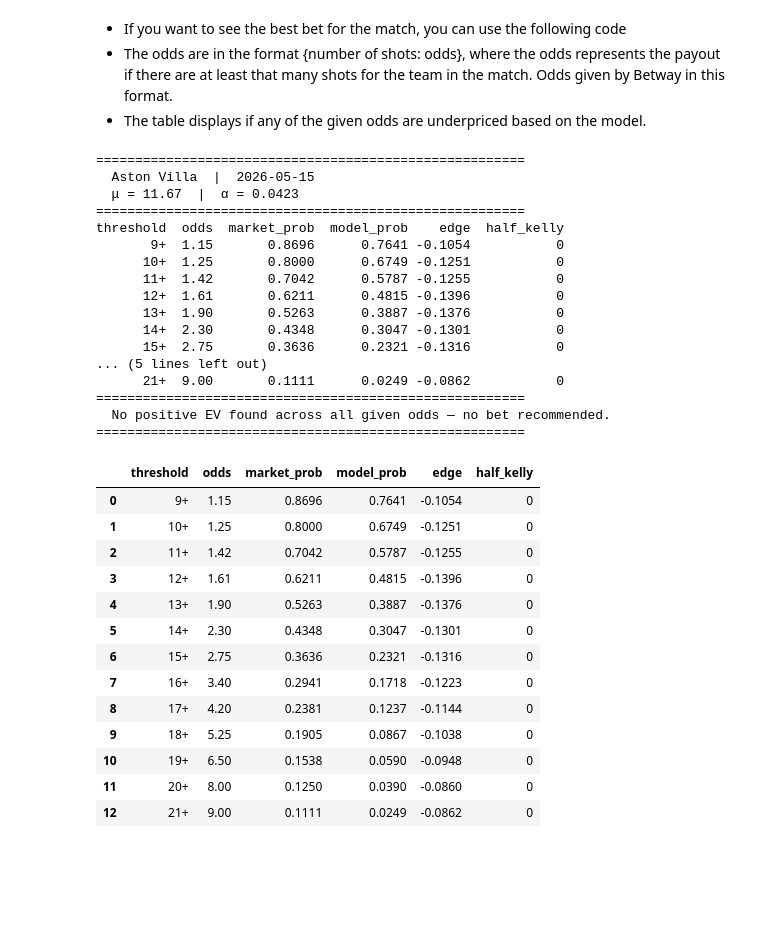
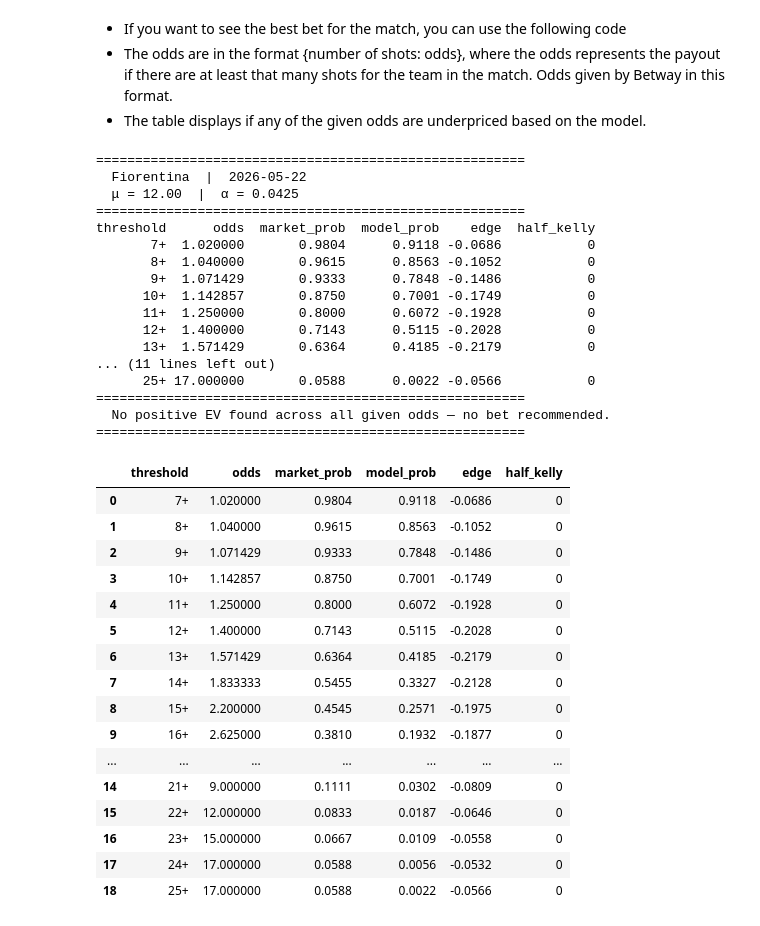
Before and after one commit to aaraval007-wq/shots-odds, a Jupyter notebook: main.ipynb, the cells around one changed output. Drawn from its saved outputs; the diff is of its cells as text; code cells hidden in the pictures; blank space fills up the shorter version.

```diff
--- a/main.ipynb
+++ b/main.ipynb
@@ -41,8 +40,8 @@ Use patch_odds() to manually supply odds for any of these.
 - Please be careful of the date format, it is in "YYYY-MM-DD" format
 - The team names may not exactly match the team, for example West Ham United may be West Ham
 # %%
-date = '2026-05-15' # date of the match
-team = "Aston Villa"   #The team playing on the date
+date = '2026-05-22' # date of the match
+team = "Fiorentina"   #The team playing on the date
 # %%
 ### Check all the matches happening on the date, and the teams playing in those matches
 ### Useful to find the correct team name
@@ -64,39 +63,42 @@ sp.plot(date, team)
 - The odds are in the format {number of shots: odds}, where the odds represents the payout if there are at least that many shots for the team in the match. Odds given by Betway in this format.
 - The table displays if any of the given odds are underpriced based on the model.
 # %%
-odds = {9:1.15, 10:1.25, 11:1.42, 12:1.61, 13:1.9, 14:2.3, 15:2.75, 16:3.4, 17:4.2, 18:5.25, 19:6.5, 20:8, 21:9.0}
+odds = {7: 51/50, 8: 26/25, 9: 15/14, 10: 8/7, 11: 5/4, 12: 7/5, 13: 11/7, 14: 11/6, 15: 11/5, 16: 21/8, 17: 13/4, 18: 4/1, 19: 5, 20: 7, 21: 9, 22: 12, 23: 15, 24: 17, 25: 17}
 
 
 sp.betway_best_bet(date, team, odds)
 # %% [output]
 =======================================================
-  Aston Villa  |  2026-05-15
-  μ = 11.67  |  α = 0.0423
+  Fiorentina  |  2026-05-22
+  μ = 12.00  |  α = 0.0425
 =======================================================
-threshold  odds  market_prob  model_prob    edge  half_kelly
-       9+  1.15       0.8696      0.7641 -0.1054           0
-      10+  1.25       0.8000      0.6749 -0.1251           0
-      11+  1.42       0.7042      0.5787 -0.1255           0
-      12+  1.61       0.6211      0.4815 -0.1396           0
-      13+  1.90       0.5263      0.3887 -0.1376           0
-      14+  2.30       0.4348      0.3047 -0.1301           0
-      15+  2.75       0.3636      0.2321 -0.1316           0
-... (5 lines left out)
-      21+  9.00       0.1111      0.0249 -0.0862           0
+threshold      odds  market_prob  model_prob    edge  half_kelly
+       7+  1.020000       0.9804      0.9118 -0.0686           0
+       8+  1.040000       0.9615      0.8563 -0.1052           0
+       9+  1.071429       0.9333      0.7848 -0.1486           0
+      10+  1.142857       0.8750      0.7001 -0.1749           0
+      11+  1.250000       0.8000      0.6072 -0.1928           0
+      12+  1.400000       0.7143      0.5115 -0.2028           0
+      13+  1.571429       0.6364      0.4185 -0.2179           0
+... (11 lines left out)
+      25+ 17.000000       0.0588      0.0022 -0.0566           0
 =======================================================
   No positive EV found across all given odds — no bet recommended.
 =======================================================
 |  | threshold | odds | market_prob | model_prob | edge | half_kelly |
-| 0 | 9+ | 1.15 | 0.8696 | 0.7641 | -0.1054 | 0 |
-| 1 | 10+ | 1.25 | 0.8000 | 0.6749 | -0.1251 | 0 |
-| 2 | 11+ | 1.42 | 0.7042 | 0.5787 | -0.1255 | 0 |
-| 3 | 12+ | 1.61 | 0.6211 | 0.4815 | -0.1396 | 0 |
-| 4 | 13+ | 1.90 | 0.5263 | 0.3887 | -0.1376 | 0 |
-| 5 | 14+ | 2.30 | 0.4348 | 0.3047 | -0.1301 | 0 |
-| 6 | 15+ | 2.75 | 0.3636 | 0.2321 | -0.1316 | 0 |
-| 7 | 16+ | 3.40 | 0.2941 | 0.1718 | -0.1223 | 0 |
-| 8 | 17+ | 4.20 | 0.2381 | 0.1237 | -0.1144 | 0 |
-| 9 | 18+ | 5.25 | 0.1905 | 0.0867 | -0.1038 | 0 |
-| 10 | 19+ | 6.50 | 0.1538 | 0.0590 | -0.0948 | 0 |
-| 11 | 20+ | 8.00 | 0.1250 | 0.0390 | -0.0860 | 0 |
-| 12 | 21+ | 9.00 | 0.1111 | 0.0249 | -0.0862 | 0 |
+| 0 | 7+ | 1.020000 | 0.9804 | 0.9118 | -0.0686 | 0 |
+| 1 | 8+ | 1.040000 | 0.9615 | 0.8563 | -0.1052 | 0 |
+| 2 | 9+ | 1.071429 | 0.9333 | 0.7848 | -0.1486 | 0 |
+| 3 | 10+ | 1.142857 | 0.8750 | 0.7001 | -0.1749 | 0 |
+| 4 | 11+ | 1.250000 | 0.8000 | 0.6072 | -0.1928 | 0 |
+| 5 | 12+ | 1.400000 | 0.7143 | 0.5115 | -0.2028 | 0 |
+| 6 | 13+ | 1.571429 | 0.6364 | 0.4185 | -0.2179 | 0 |
+| 7 | 14+ | 1.833333 | 0.5455 | 0.3327 | -0.2128 | 0 |
+| 8 | 15+ | 2.200000 | 0.4545 | 0.2571 | -0.1975 | 0 |
+| 9 | 16+ | 2.625000 | 0.3810 | 0.1932 | -0.1877 | 0 |
+| ... | ... | ... | ... | ... | ... | ... |
+| 14 | 21+ | 9.000000 | 0.1111 | 0.0302 | -0.0809 | 0 |
+| 15 | 22+ | 12.000000 | 0.0833 | 0.0187 | -0.0646 | 0 |
+| 16 | 23+ | 15.000000 | 0.0667 | 0.0109 | -0.0558 | 0 |
+| 17 | 24+ | 17.000000 | 0.0588 | 0.0056 | -0.0532 | 0 |
+| 18 | 25+ | 17.000000 | 0.0588 | 0.0022 | -0.0566 | 0 |
```
Also changed, not shown: parts of 3 cells of this notebook, 1 other file.
